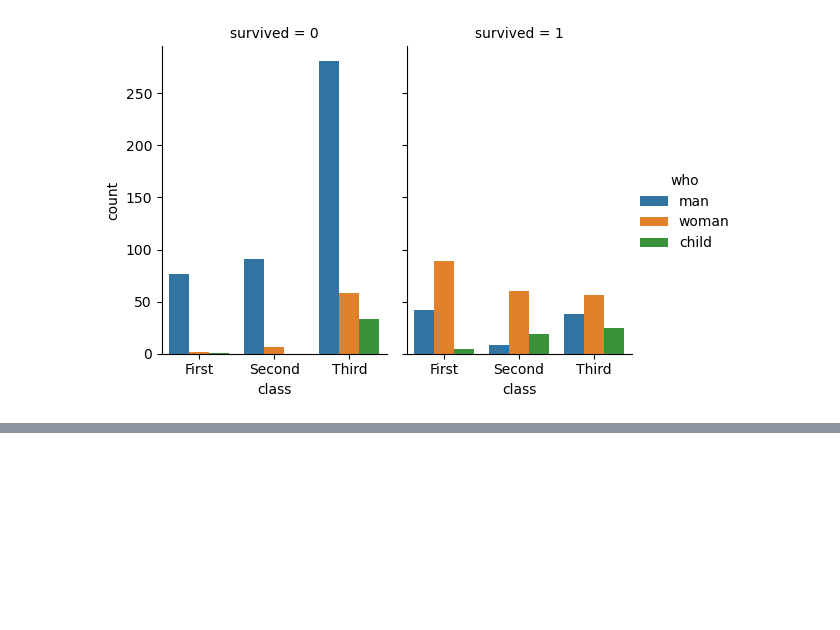
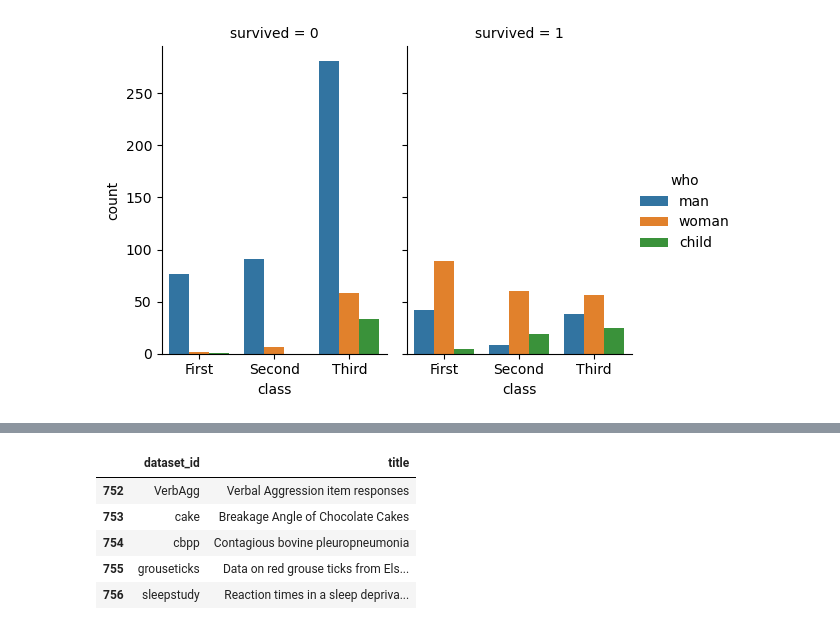
Before and after one commit to SJF02/DataEx, a Jupyter notebook: src/03.seaborn.ipynb, the cells around one changed output, grey strips where cells are left out. Drawn from its saved outputs; the diff is of its cells as text; code cells hidden in the pictures; blank space fills up the shorter version.

```diff
--- a/src/03.seaborn.ipynb
+++ b/src/03.seaborn.ipynb
@@ -87,0 +135,9 @@ sns.catplot(
+# %%
+pydataset.data().tail()
+# %% [output]
+|  | dataset_id | title |
+| 752 | VerbAgg | Verbal Aggression item responses |
+| 753 | cake | Breakage Angle of Chocolate Cakes |
+| 754 | cbpp | Contagious bovine pleuropneumonia |
+| 755 | grouseticks | Data on red grouse ticks from Els... |
+| 756 | sleepstudy | Reaction times in a sleep depriva... |
```
Also changed, not shown: parts of 11 cells of this notebook, 10 other files.
